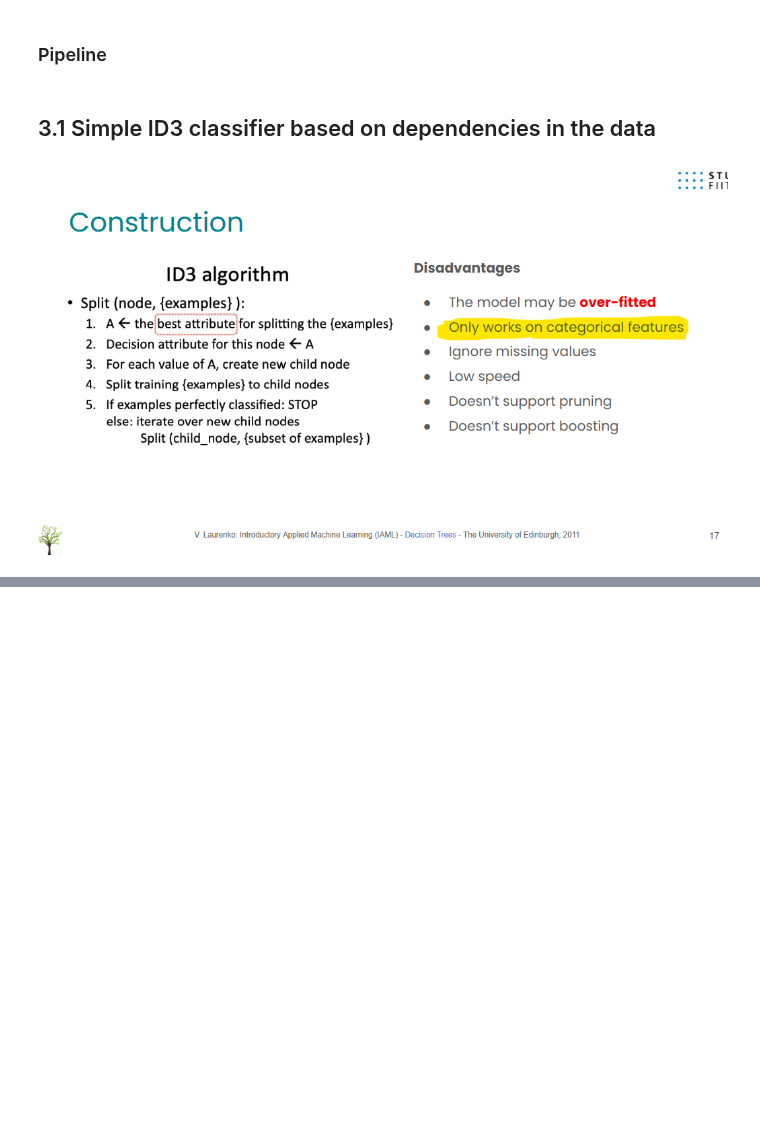
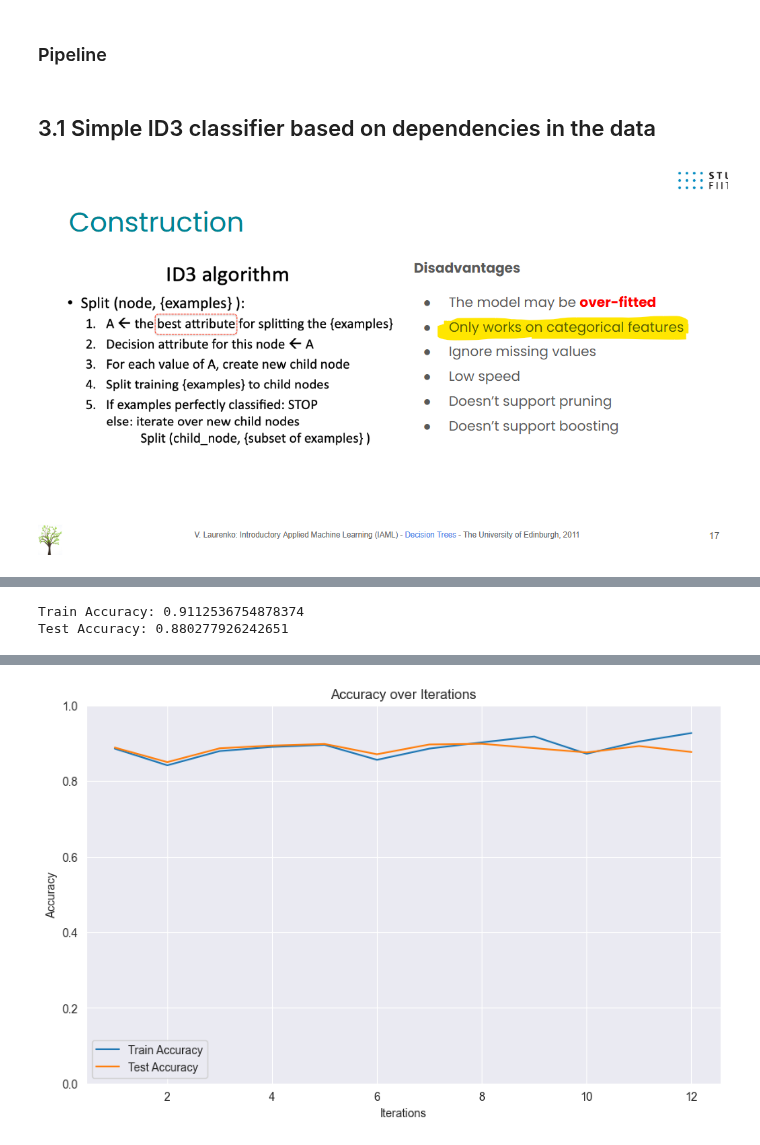
Before and after one commit to myrres0/IAU-2024, a Jupyter notebook: phase-3.ipynb, the cells around one changed output, grey strips where cells are left out. Saved outputs shown, nothing was run; the diff lists cells and outputs as text; code cells hidden in the pictures; blank space fills up the shorter version.

```diff
--- a/phase-3.ipynb
+++ b/phase-3.ipynb
@@ -161,11 +161,11 @@ class ClassifierID3(ClassifierMixin):
             return self.predicted_value is not None
 
 
-    def __init__(self, intervals_number, max_depth=None):
+    def __init__(self, intervals_number=None, max_depth=None):
         if max_depth is not None and max_depth <= 2:
             raise ValueError("Min depth must be at least 2.")
 
-        if  intervals_number <= 2:
+        if  intervals_number is None or intervals_number < 2:
             raise ValueError("Intervals number must be at least 2.")
 
         self.max_depth = max_depth
@@ -433,0 +406,72 @@ Test Accuracy: 0.8404596472474613
+# %%
+classifier = ClassifierID3(intervals_number=3)
+classifier.fit(train_data_transformed, mwra_train)
+
+#Make predictions using the transformed data
+test_pred = classifier.predict(test_data_transformed)
+train_pred = classifier.predict(train_data_transformed)
+
+train_accuracy = accuracy_score(mwra_train, train_pred)
+accuracy = accuracy_score(mwra_test, test_pred)
+print(f"Train Accuracy: {train_accuracy}")
+print(f"Test Accuracy: {accuracy}")
+# %% [output]
+Train Accuracy: 0.9112536754878374
+Test Accuracy: 0.880277926242651
+# %%
+def train_and_evaluate_model_with_params(ClassifierID3, param_dict, train_data_transformed, mwra_train, test_data_transformed, mwra_test):
+    best_model = None
+    best_accuracy = 0
+    best_params = None
+    train_accuracies = []
+    test_accuracies = []
+
+    keys, values = zip(*param_dict.items())
+    param_combinations = [dict(zip(keys, v)) for v in product(*values)]
+
+    for i, params in enumerate(param_combinations):
+        classifier = ClassifierID3(**params)
+        classifier.fit(train_data_transformed, mwra_train)
+        train_pred = classifier.predict(train_data_transformed)
+        test_pred = classifier.predict(test_data_transformed)
+        train_accuracy = accuracy_score(mwra_train, train_pred)
+        test_accuracy = accuracy_score(mwra_test, test_pred)
+
+        train_accuracies.append(train_accuracy)
+        test_accuracies.append(test_accuracy)
+
+        print(f"Iteration {i+1}:")
+        print(f"Parameters: {params}")
+        print(f"Train Accuracy: {train_accuracy}")
+        print(f"Test Accuracy: {test_accuracy}")
+
+        if test_accuracy > best_accuracy:
+            best_accuracy = test_accuracy
+            best_model = classifier
+            best_params = params
+
+    print(f"Best Parameters: {best_params}")
+    print(f"Best Accuracy: {best_accuracy}")
+
+    # Побудова графіку
+    plt.figure(figsize=(10, 6))
+    plt.plot(range(1, len(train_accuracies) + 1), train_accuracies, label='Train Accuracy')
+    plt.plot(range(1, len(test_accuracies) + 1), test_accuracies, label='Test Accuracy')
+    plt.xlabel('Iterations')
+    plt.ylabel('Accuracy')
+    plt.ylim(0, 1)
+    plt.title('Accuracy over Iterations')
+    plt.legend()
+    plt.grid(True)
+    plt.show()
+
+    return best_model, best_accuracy
+
+# Приклад використання функції
+param_dict = {
+    'intervals_number': [2, 3, 4],
+    'max_depth': [6, 3, 5, 7]
+}
+
+best_model, best_accuracy = train_and_evaluate_model_with_params(ClassifierID3, param_dict, train_data_transformed, mwra_train, test_data_transformed, mwra_test)
+# %% [output]
@@ -433,0 +495 @@ Test Accuracy: 0.8404596472474613
+[figure, added]
```
Also changed, not shown: parts of 4 cells of this notebook.
